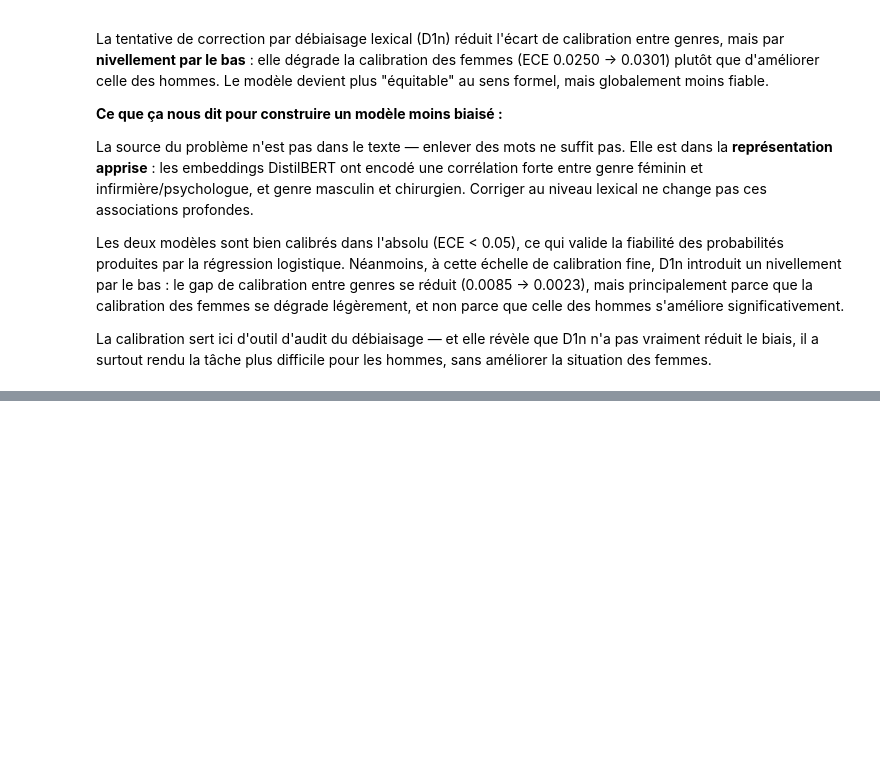
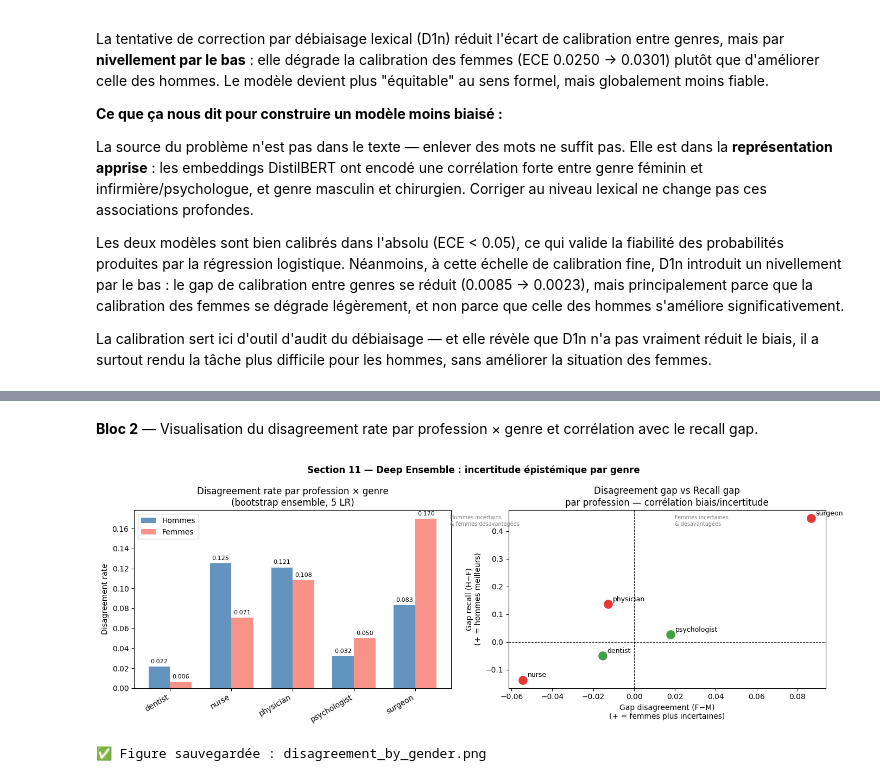
Before and after one commit to OsmanBagci3/NLP_fairness_project, a Jupyter notebook: fairness_baseline_finale.ipynb, the cells around one changed output, grey strips where cells are left out. Cells and saved outputs as stored; diff of their text form; code cells hidden in the pictures; blank space fills up the shorter version.

Commit message:
feat: Section 11 — Deep Ensemble bootstrap + disagreement rate par genre

```diff
--- a/fairness_baseline_finale.ipynb
+++ b/fairness_baseline_finale.ipynb
@@ -1194,0 +1289,61 @@ La calibration sert ici d'outil d'audit du débiaisage — et elle révèle que
+# %% [markdown]
+**Bloc 2** — Visualisation du disagreement rate par profession × genre et corrélation avec le recall gap.
+# %%
+# ── Bloc 2 : Visualisation du disagreement rate ───────────────────────
+
+fig, axes = plt.subplots(1, 2, figsize=(14, 5))
+
+# ── Figure 1 : Bar chart disagreement par profession × genre ──────────
+ax = axes[0]
+x  = np.arange(N_CLASSES)
+w  = 0.35
+
+dr_male   = np.array([dr_d1[(val_genders=="Male")   & (y_val==i)].mean() for i in range(N_CLASSES)])
+dr_female = np.array([dr_d1[(val_genders=="Female") & (y_val==i)].mean() for i in range(N_CLASSES)])
+
+b1 = ax.bar(x - w/2, dr_male,   w, label="Hommes", color="steelblue", alpha=0.85)
+b2 = ax.bar(x + w/2, dr_female, w, label="Femmes",  color="salmon",    alpha=0.85)
+ax.bar_label(b1, fmt="%.3f", padding=3, fontsize=8)
+ax.bar_label(b2, fmt="%.3f", padding=3, fontsize=8)
+ax.set_xticks(x)
+ax.set_xticklabels(CLASS_NAMES, rotation=30, ha="right")
+ax.set_ylabel("Disagreement rate")
+ax.set_title("Disagreement rate par profession × genre\n(bootstrap ensemble, 5 LR)")
+ax.legend()
+
+# ── Figure 2 : Scatter disagreement gap vs recall gap ─────────────────
+ax2 = axes[1]
+
+# disagreement gap = female - male  (+ = femmes plus incertaines)
+dr_gap       = dr_female - dr_male
+# recall gap = male - female depuis Section 7  (+ = hommes meilleurs)
+rec_gap_vals = rec_male - rec_female
+
+colors_scatter = ["#e53935" if abs(g) > 0.05 else "#43a047" for g in rec_gap_vals]
+
+for i, prof in enumerate(CLASS_NAMES):
+    ax2.scatter(dr_gap[i], rec_gap_vals[i], s=120,
+                color=colors_scatter[i], zorder=3)
+    ax2.annotate(prof, (dr_gap[i], rec_gap_vals[i]),
+                 textcoords="offset points", xytext=(6, 4), fontsize=9)
+
+ax2.axhline(0, color="black", linewidth=0.8, linestyle="--")
+ax2.axvline(0, color="black", linewidth=0.8, linestyle="--")
+ax2.set_xlabel("Gap disagreement (F−M)\n(+ = femmes plus incertaines)")
+ax2.set_ylabel("Gap recall (H−F)\n(+ = hommes meilleurs)")
+ax2.set_title("Disagreement gap vs Recall gap\npar profession — corrélation biais/incertitude")
+
+ax2.text( 0.02,  0.42, "Femmes incertaines\n& désavantagées", fontsize=7,
+          color="gray", ha="left")
+ax2.text(-0.09,  0.42, "Hommes incertains\n& femmes désavantagées", fontsize=7,
+          color="gray", ha="left")
+
+plt.suptitle("Section 11 — Deep Ensemble : incertitude épistémique par genre",
+             fontweight="bold")
+plt.tight_layout()
+plt.savefig("disagreement_by_gender.png", dpi=150, bbox_inches="tight")
+plt.show()
+print("✅ Figure sauvegardée : disagreement_by_gender.png")
+# %% [output]
+[figure, added]
+✅ Figure sauvegardée : disagreement_by_gender.png
```
Also changed, not shown: parts of 3 cells of this notebook.
